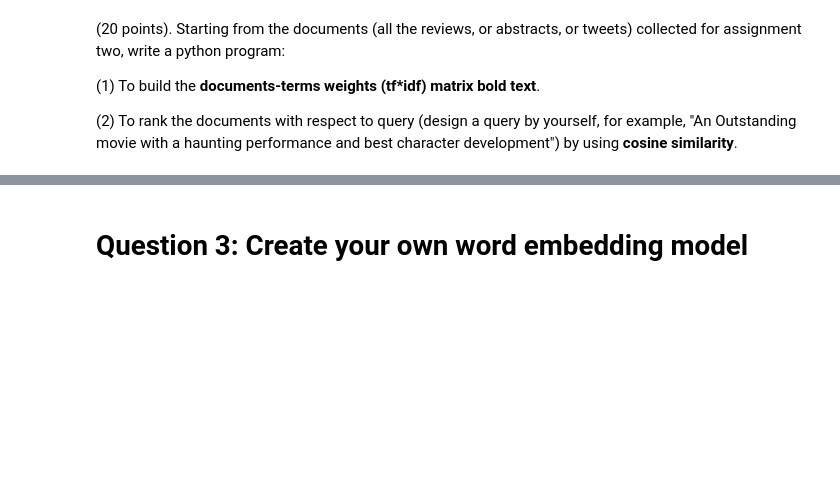
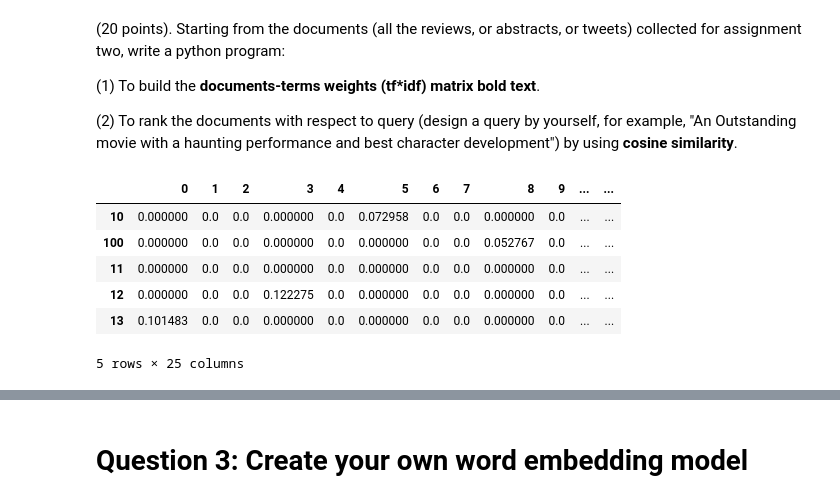
Before and after one commit to ManishaLokasani/Manisha_INFO5731_Spring2023, a Jupyter notebook: INFO5731_Assignment_Three_fall2022.ipynb, the cells around one changed output, grey strips where cells are left out. Saved outputs shown, nothing was run; the diff lists cells and outputs as text; code cells hidden in the pictures; blank space fills up the shorter version.

```diff
--- a/INFO5731_Assignment_Three_fall2022.ipynb
+++ b/INFO5731_Assignment_Three_fall2022.ipynb
@@ -249,0 +248,19 @@ noun_phrases_user_data
+# %%
+# Write your code here
+
+from sklearn.feature_extraction.text import TfidfVectorizer
+
+tfidf = TfidfVectorizer()
+tfs = tfidf.fit_transform(user_data['Lemmatization'].values.tolist())
+feature_names = tfidf.get_feature_names_out()
+corpus_index = [n for n in range(len(user_data))]
+tfidf_df = pd.DataFrame(tfs.T.todense(), index=feature_names, columns=corpus_index)
+tfidf_df.head()
+# %% [output]
+|  | 0 | 1 | 2 | 3 | 4 | 5 | 6 | 7 | 8 | 9 | ... | ... |
+| 10 | 0.000000 | 0.0 | 0.0 | 0.000000 | 0.0 | 0.072958 | 0.0 | 0.0 | 0.000000 | 0.0 | ... | ... |
+| 100 | 0.000000 | 0.0 | 0.0 | 0.000000 | 0.0 | 0.000000 | 0.0 | 0.0 | 0.052767 | 0.0 | ... | ... |
+| 11 | 0.000000 | 0.0 | 0.0 | 0.000000 | 0.0 | 0.000000 | 0.0 | 0.0 | 0.000000 | 0.0 | ... | ... |
+| 12 | 0.000000 | 0.0 | 0.0 | 0.122275 | 0.0 | 0.000000 | 0.0 | 0.0 | 0.000000 | 0.0 | ... | ... |
+| 13 | 0.101483 | 0.0 | 0.0 | 0.000000 | 0.0 | 0.000000 | 0.0 | 0.0 | 0.000000 | 0.0 | ... | ... |
+5 rows × 25 columns
```
Also changed, not shown: parts of 15 cells of this notebook.
